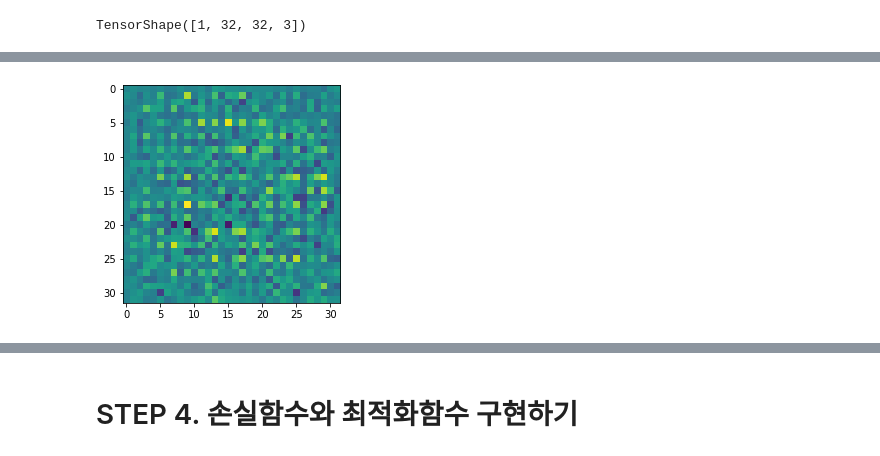
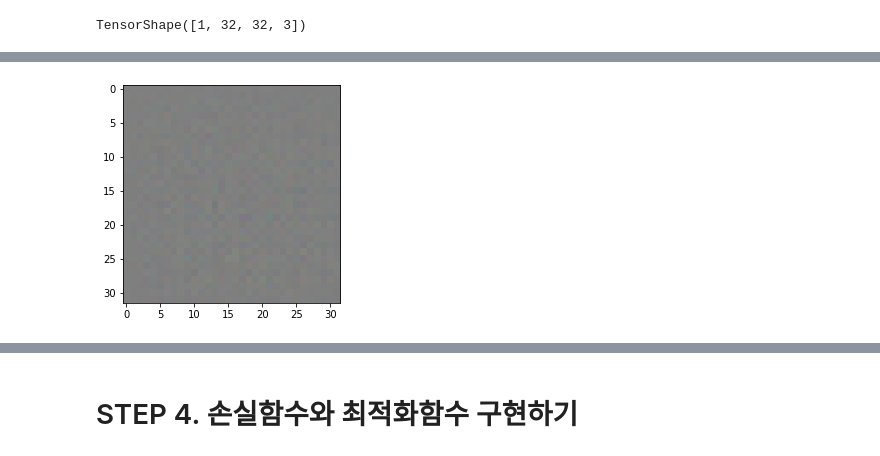
Before and after one commit to nr-ai/Aiffel_Exploration, a Jupyter notebook: Fashion MNIST (GAN).ipynb, the cells around one changed output, grey strips where cells are left out. Cells and saved outputs as stored; diff of their text form; code cells hidden in the pictures.

```diff
--- a/Fashion MNIST (GAN).ipynb
+++ b/Fashion MNIST (GAN).ipynb
@@ -150,9 +145,10 @@ plt.show()
-# %%
-generated_image_rgb  = (generated_image[0, :, :, 0] + generated_image[0, :, :, 1] + generated_image[0, :, :, 2] ) /3
-plt.imshow(generated_image_rgb)
-plt.show()
-# %% [output]
-[figure, removed]
+# %%
+# scale pixel values from [-1,1] to [0,1]
+## X = (X + 1) / 2.0
+plt.imshow((generated_image[0, :, :, :]+1)/2)
+plt.show()
+# %% [output]
+[figure, added]
 # %%
 # STEP 3. 판별자 모델 구현하기
 # %%
```
Also changed, not shown: parts of 10 cells of this notebook.
